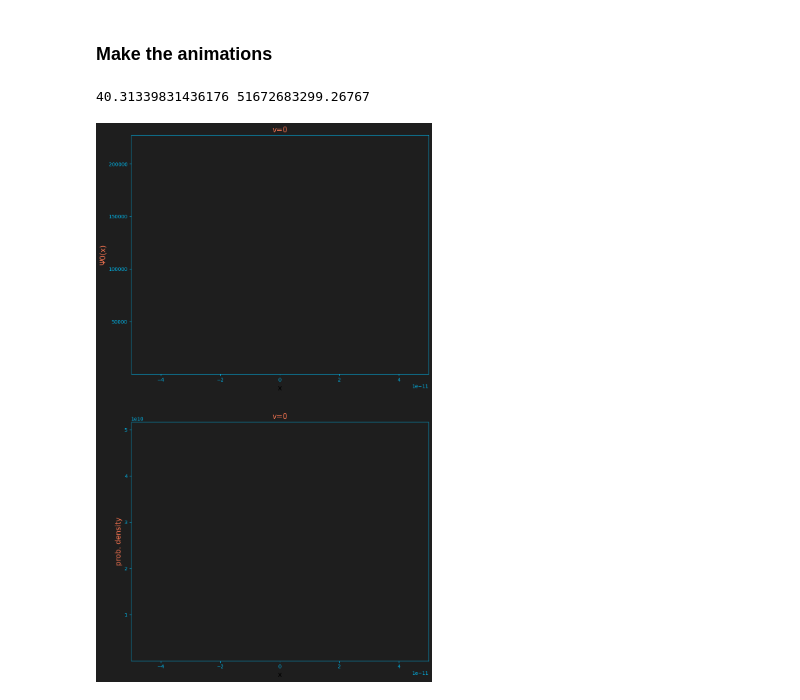
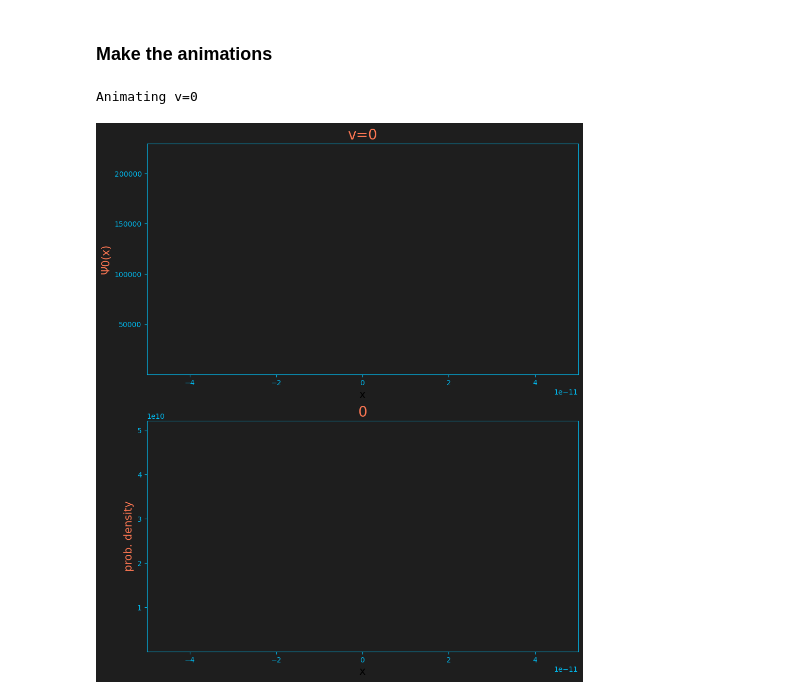
Before and after one commit to akey7/quantum-harmonic-oscillator, a Jupyter notebook: wavefunctions.ipynb, the cells around one changed output. Saved outputs shown, nothing was run; the diff lists cells and outputs as text; code cells hidden in the pictures.

```diff
--- a/wavefunctions.ipynb
+++ b/wavefunctions.ipynb
@@ -31,7 +31,7 @@ prob_densities = [qho.prob_density(v, x_min, x_max, n_points) for v in vs]
 # %%
 dpi = 100
 width = 1080 / dpi
-height = 1920 / dpi
+height = 1920 * 2 / 3 / dpi
 num_frames = 210
 bgcolor = "#1E1E1E"
 line_color_1 = "#73FBD3"
@@ -46,40 +46,42 @@ fig, axs = plt.subplots(nrows=2, ncols=1, dpi=dpi, figsize=(width, height))
 
 for ax in axs:
     ax.set_facecolor(bgcolor)
     fig.set_facecolor(bgcolor)
     ax.tick_params(axis='x', colors=axis_color)
     ax.tick_params(axis='y', colors=axis_color)
 
     for spine_direction in ["top", "right", "bottom", "left"]:
         ax.spines[spine_direction].set_color(axis_color)
 
 v = 0
+print(f'Animating v={v}')
 
-axs[0].set_title(f'v={v}', size=15, color=heading_text_color)
+axs[0].set_title(f'v={v}', size=20, color=heading_text_color)
 axs[0].set_ylabel(f'Ψ{v}(x)', size=15, color=heading_text_color)
 axs[0].set_xlabel('x', size=15)
 axs[0].set_xlim(x_min, x_max)
-axs[0].set_ylim(min(wavefunctions[v][1]), max(wavefunctions[v][1]))
-wavefunction_line = axs[0].plot(wavefunctions[v][0][0], wavefunctions[v][1][0], color=line_color_1)
+axs[0].set_ylim(min(wavefunctions[v][1]), max(wavefunctions[v][1])*1.01)
+wavefunction_line = axs[0].plot(wavefunctions[v][0][0], wavefunctions[v][1][0], color=line_color_1, lw=5, solid_capstyle='round')
 
-axs[1].set_title(f'v={v}', size=15, color=heading_text_color)
+prob_density_title = axs[1].set_title('probability=0%', size=20, color=heading_text_color)
 axs[1].set_ylabel(f'prob. density', size=15, color=heading_text_color)
 axs[1].set_xlabel('x', size=15)
 axs[1].set_xlim(x_min, x_max)
-axs[1].set_ylim(min(prob_densities[v][1]), max(prob_densities[v][1]))
-prob_density_line = axs[1].plot(prob_densities[v][0][0], prob_densities[v][1][0], color=line_color_2)
+axs[1].set_ylim(min(prob_densities[v][1]), max(prob_densities[v][1])*1.01)
+prob_density_line = axs[1].plot(prob_densities[v][0][0], prob_densities[v][1][0], color=line_color_2, lw=5, solid_capstyle='round')
 
 points_per_frame = int(ceil(n_points / num_frames))
 
 def update(frame):
     wavefunction_line[0].set_xdata(wavefunctions[v][0][:points_per_frame*frame])
     wavefunction_line[0].set_ydata(wavefunctions[v][1][:points_per_frame*frame])
     prob_density_line[0].set_xdata(prob_densities[v][0][:points_per_frame*frame])
     prob_density_line[0].set_ydata(prob_densities[v][1][:points_per_frame*frame])
-    return wavefunction_line[0], prob_density_line[0]
+    prob_density_title.set_text(f'{frame}')
+    return wavefunction_line[0], prob_density_line[0], prob_density_title
 
 ani = animation.FuncAnimation(fig=fig, func=update, frames=num_frames, interval=33)
-ani.save(filename=os.path.join("output", f"wavefunction_prob_density_{v}.mp4"), writer="ffmpeg")
+ani.save(filename=os.path.join('output', f'wavefunction_prob_density_{v}.mp4'), writer='ffmpeg')
 # %% [output]
-40.31339831436176 51672683299.26767
+Animating v=0
-[figure, old version]
+[figure, new version]
```
